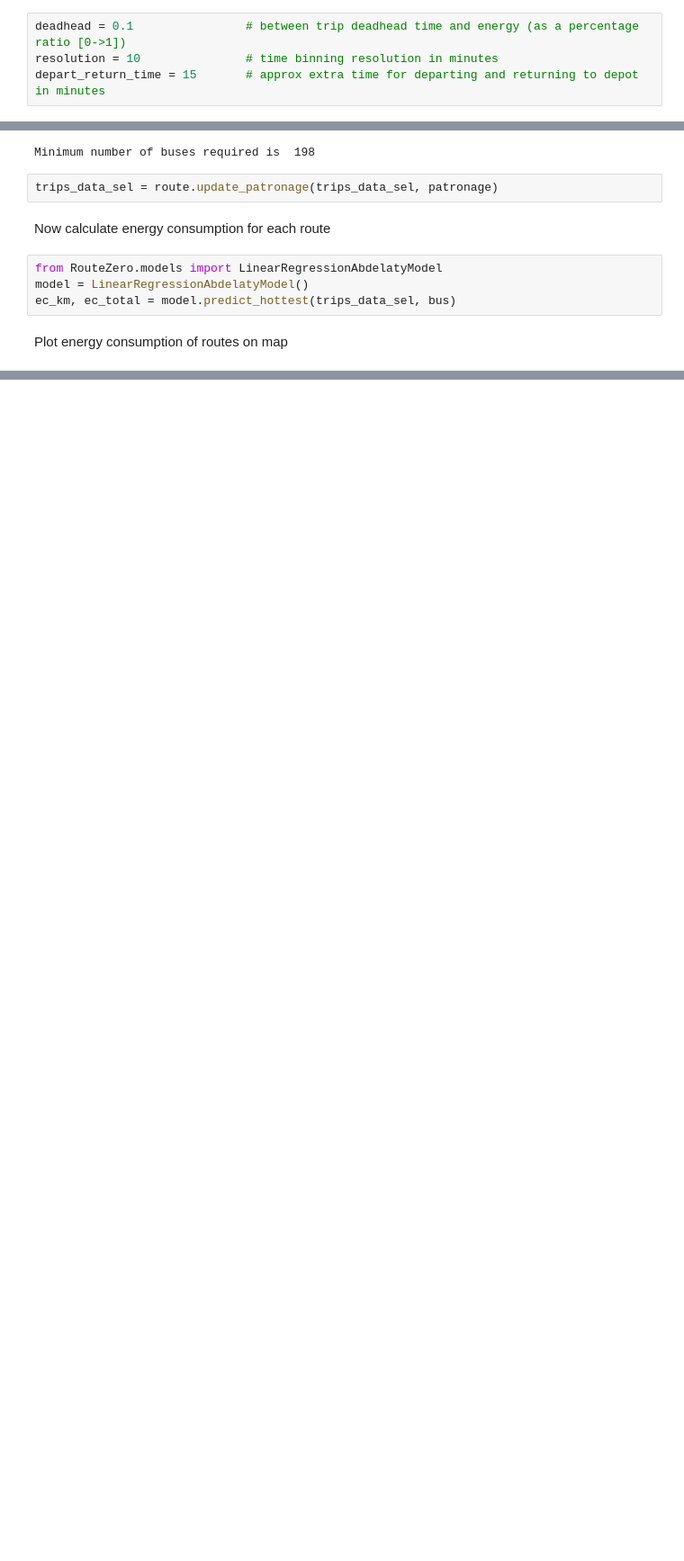
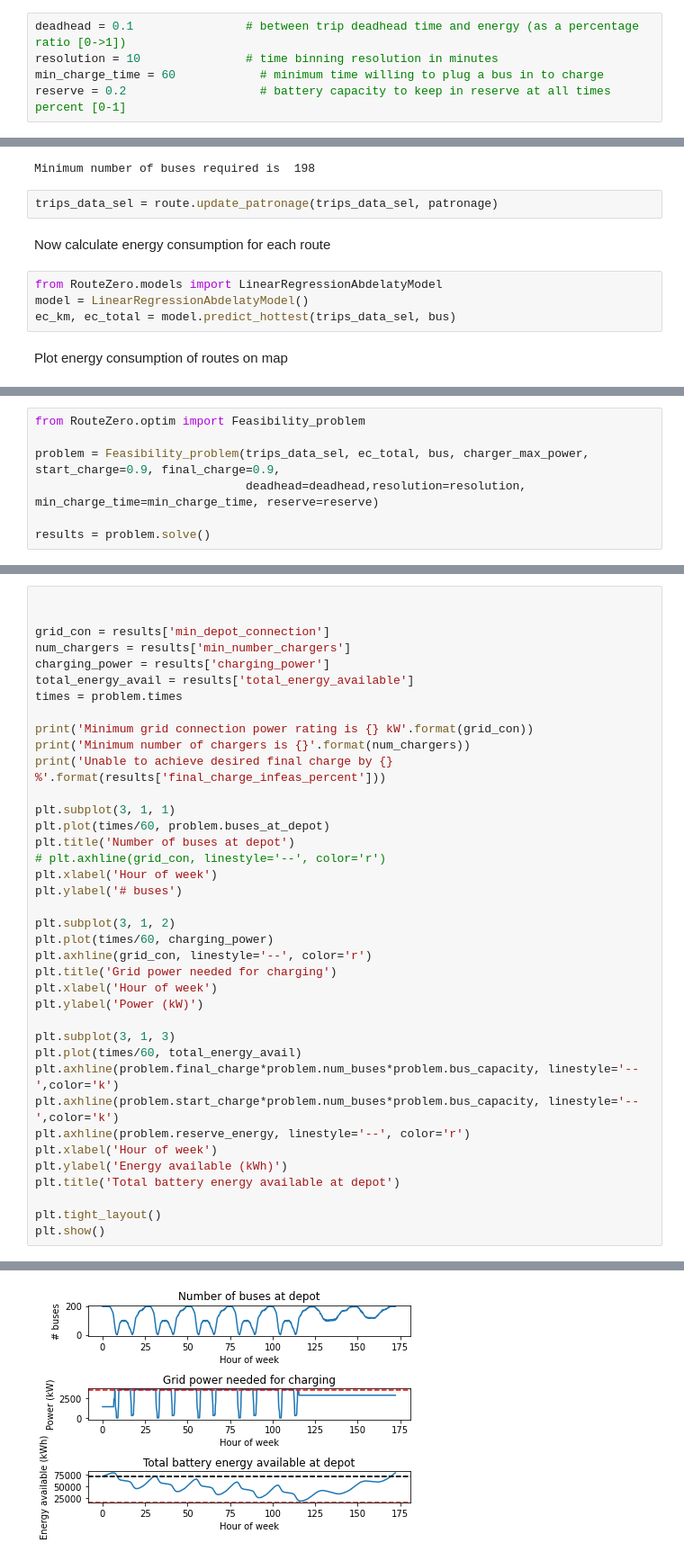
Before and after one commit to bsgip/RouteZero, a Jupyter notebook: scripts/UI_process_notebook.ipynb, the cells around one changed output, grey strips where cells are left out. Shown at 90% size. Cells and saved outputs as stored; diff of their text form; blank space fills up the shorter version.

Commit message:
adds feasibility optimisation into the UI notebook \n changes user input 'depart_return_time' to 'min_charge_time' \n adds user input 'reserve'

```diff
--- a/scripts/UI_process_notebook.ipynb
+++ b/scripts/UI_process_notebook.ipynb
@@ -86,7 +86,8 @@ Optional adjustment of some default parameters
 # %%
 deadhead = 0.1                # between trip deadhead time and energy (as a percentage ratio [0->1])
 resolution = 10               # time binning resolution in minutes
-depart_return_time = 15       # approx extra time for departing and returning to depot in minutes
+min_charge_time = 60            # minimum time willing to plug a bus in to charge
+reserve = 0.2                   # battery capacity to keep in reserve at all times percent [0-1]
 # %% [markdown]
 # step 4) Calculate buses in traffic information and energy consumption on routes
 # %% [markdown]
@@ -129,0 +135,7 @@ display(m)
+# %%
+from RouteZero.optim import Feasibility_problem
+
+problem = Feasibility_problem(trips_data_sel, ec_total, bus, charger_max_power, start_charge=0.9, final_charge=0.9,
+                              deadhead=deadhead,resolution=resolution, min_charge_time=min_charge_time, reserve=reserve)
+
+results = problem.solve()
@@ -129,0 +144,39 @@ display(m)
+# %%
+
+
+grid_con = results['min_depot_connection']
+num_chargers = results['min_number_chargers']
+charging_power = results['charging_power']
+total_energy_avail = results['total_energy_available']
+times = problem.times
+
+print('Minimum grid connection power rating is {} kW'.format(grid_con))
+print('Minimum number of chargers is {}'.format(num_chargers))
+print('Unable to achieve desired final charge by {} %'.format(results['final_charge_infeas_percent']))
+
+plt.subplot(3, 1, 1)
+plt.plot(times/60, problem.buses_at_depot)
+plt.title('Number of buses at depot')
+# plt.axhline(grid_con, linestyle='--', color='r')
+plt.xlabel('Hour of week')
+plt.ylabel('# buses')
+
+plt.subplot(3, 1, 2)
+plt.plot(times/60, charging_power)
+plt.axhline(grid_con, linestyle='--', color='r')
+plt.title('Grid power needed for charging')
+plt.xlabel('Hour of week')
+plt.ylabel('Power (kW)')
+
+plt.subplot(3, 1, 3)
+plt.plot(times/60, total_energy_avail)
+plt.axhline(problem.final_charge*problem.num_buses*problem.bus_capacity, linestyle='--',color='k')
+plt.axhline(problem.start_charge*problem.num_buses*problem.bus_capacity, linestyle='--',color='k')
+plt.axhline(problem.reserve_energy, linestyle='--', color='r')
+plt.xlabel('Hour of week')
+plt.ylabel('Energy available (kWh)')
+plt.title('Total battery energy available at depot')
+
+plt.tight_layout()
+plt.show()
+# %% [output]
@@ -129,0 +186 @@ display(m)
+[figure, added]
```
Also changed, not shown: parts of 4 cells of this notebook, 2 other files.
